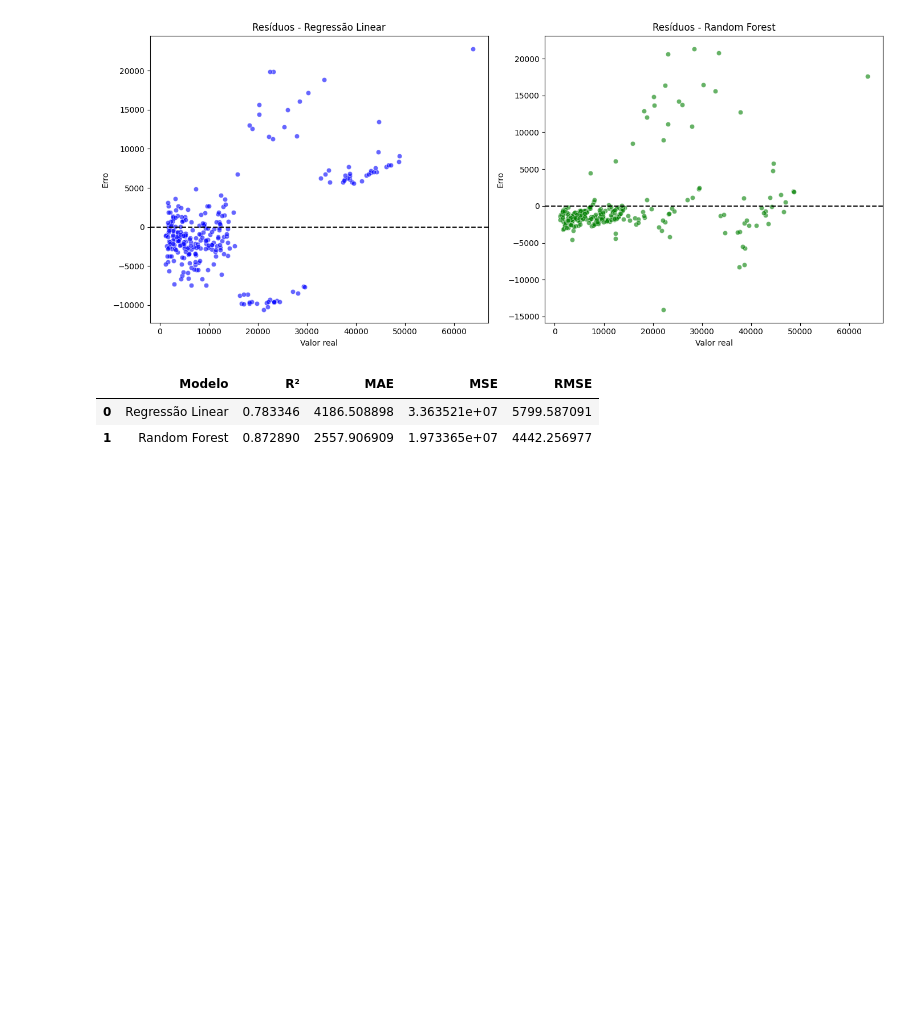
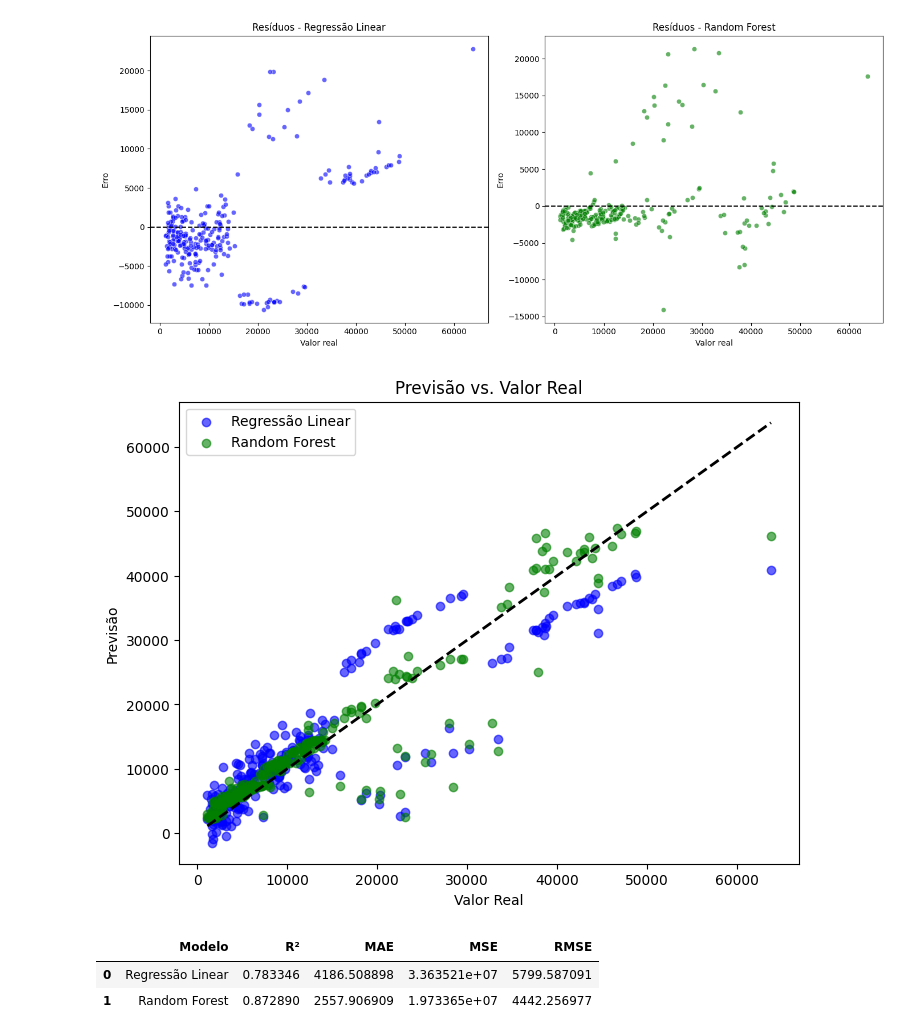
Before and after one commit to Rjoaozinho1/tech_challenge_1, a Jupyter notebook: Tech_Challange_1.ipynb, the cells around one changed output. Saved outputs shown, nothing was run; the diff lists cells and outputs as text; code cells hidden in the pictures; blank space fills up the shorter version.

Commit message:
adding p-value and confidence intervals visualization and graph to visualize the predicts vc real values

```diff
--- a/Tech_Challange_1.ipynb
+++ b/Tech_Challange_1.ipynb
@@ -687,6 +714,18 @@ plt.tight_layout()
 plt.show()
 # %% [output]
 [figure]
+# %%
+plt.figure(figsize=(8, 6))
+plt.scatter(y_test, y_pred, alpha=0.6, color='blue', label='Regressão Linear')
+plt.scatter(y_test, y_pred_rf, alpha=0.6, color='green', label='Random Forest')
+plt.plot([y_test.min(), y_test.max()], [y_test.min(), y_test.max()], 'k--', lw=2)
+plt.xlabel('Valor Real')
+plt.ylabel('Previsão')
+plt.title('Previsão vs. Valor Real')
+plt.legend()
+plt.show()
+# %% [output]
+[figure, added]
 # %%
 comparison = pd.DataFrame({
     "Modelo": ["Regressão Linear", "Random Forest"],
```
Also changed, not shown: parts of 1 cell of this notebook.
